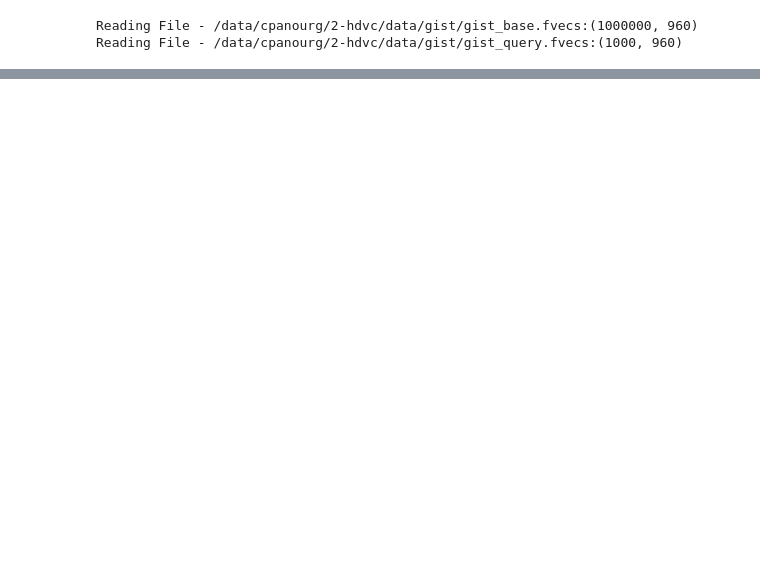
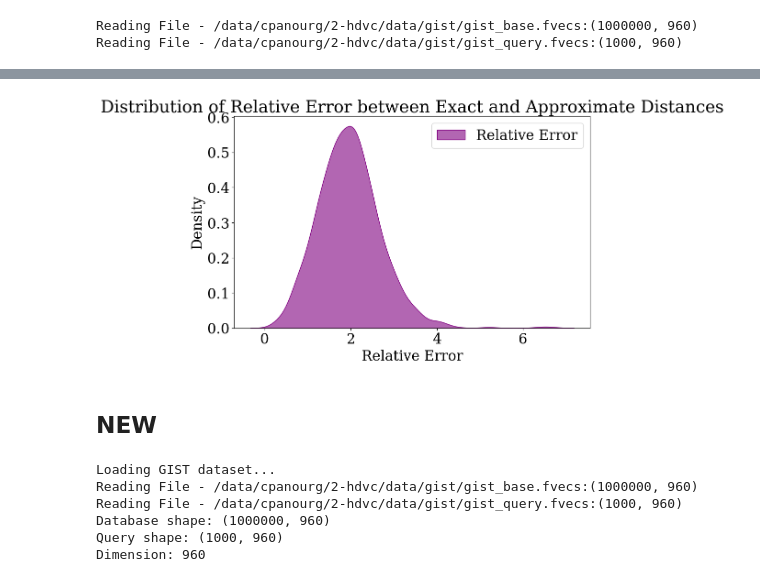
Before and after one commit to Hendrix8/hdvc, a Jupyter notebook: notebooks/1-PQ.ipynb, the cells around one changed output, grey strips where cells are left out. Cells and saved outputs as stored; diff of their text form; code cells hidden in the pictures; blank space fills up the shorter version.

```diff
--- a/notebooks/1-PQ.ipynb
+++ b/notebooks/1-PQ.ipynb
@@ -172,0 +256,4 @@ pd.read_csv('/data/cpanourg/2-hdvc/results/rel_error.csv').round(2)
+# %%
+approx_dists_norm = approx_dists / approx_dists.max()
+
+exact_dists_norm = exact_dists / exact_dists.max()
@@ -172,0 +340,38 @@ pd.read_csv('/data/cpanourg/2-hdvc/results/rel_error.csv').round(2)
+# %%
+import numpy as np
+import matplotlib.pyplot as plt
+import seaborn as sns
+plt.rcParams['font.family'] = 'serif'  # You can replace 'serif' with 'sans-serif', 'monospace', etc.
+
+# Flatten the relative error matrix for plotting
+rel_error_flat = rel_error_matrix.flatten()
+
+# Generate random indices (optional, if you want a sample size)
+sample_size = 1000
+indices = np.random.choice(len(rel_error_flat), sample_size, replace=False)
+
+# Select corresponding samples from the relative error matrix
+rel_error_sample = rel_error_flat[indices]
+
+# Plot smooth KDE for the relative error distribution
+plt.figure(figsize=(10, 6))
+
+# Plot for the relative error (fill the area with color)
+sns.kdeplot(rel_error_sample, color='purple', label='Relative Error', fill=True, alpha=0.6)
+
+# Customize the plot
+plt.title('Distribution of Relative Error between Exact and Approximate Distances')
+plt.xlabel('Relative Error')
+plt.ylabel('Density')
+plt.legend()
+
+# # Remove x and y axis numbers
+# plt.xticks([])  # Remove x-axis ticks (numbers)
+# plt.yticks([])  # Remove y-axis ticks (numbers)
+
+# Show the plot
+plt.show()
+# %% [output]
+[figure, added]
+# %% [markdown]
+## NEW
@@ -172,0 +402,36 @@ pd.read_csv('/data/cpanourg/2-hdvc/results/rel_error.csv').round(2)
+# %%
+
+# Dataset parameters
+dataset_name = 'GIST'
+sampling_method = 'random'
+train_size_ratio = 0.1
+k = 100  # Number of nearest neighbors
+
+# PQ parameters
+nbits = 8  # 2^nbits centroids per subquantizer
+n_subquantizers = 8  # Number of subquantizers
+ksub = 1 << nbits  # 256 centroids per subquantizer
+
+print("Loading GIST dataset...")
+# Loading the GIST dataset
+db = np.array(read_fvecs('/data/cpanourg/2-hdvc/data/gist/gist_base.fvecs'))
+qr = np.array(read_fvecs('/data/cpanourg/2-hdvc/data/gist/gist_query.fvecs'))
+
+nb = db.shape[0]  # Number of database vectors
+nq = qr.shape[0]  # Number of query vectors
+dim = db.shape[1]  # Dimensionality of the vectors
+
+print(f"Database shape: {db.shape}")
+print(f"Query shape: {qr.shape}")
+print(f"Dimension: {dim}")
+
+# Ensure data is float32 for FAISS
+db = db.astype(np.float32)
+qr = qr.astype(np.float32)
+# %% [output]
+Loading GIST dataset...
+Reading File - /data/cpanourg/2-hdvc/data/gist/gist_base.fvecs:(1000000, 960)
+Reading File - /data/cpanourg/2-hdvc/data/gist/gist_query.fvecs:(1000, 960)
+Database shape: (1000000, 960)
+Query shape: (1000, 960)
+Dimension: 960
```
Also changed, not shown: parts of 32 cells of this notebook, 2 other files.
